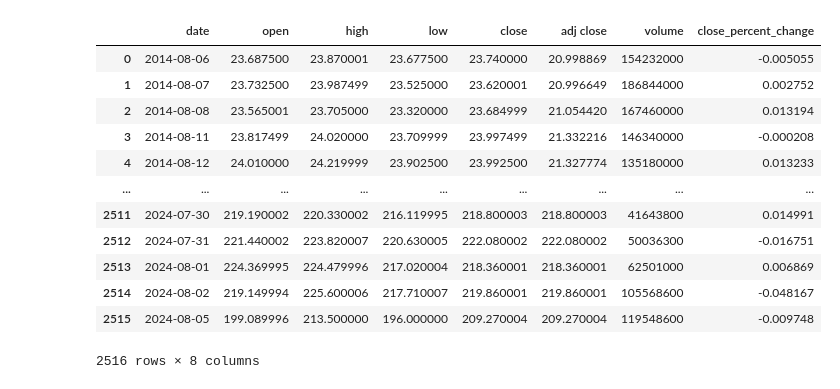
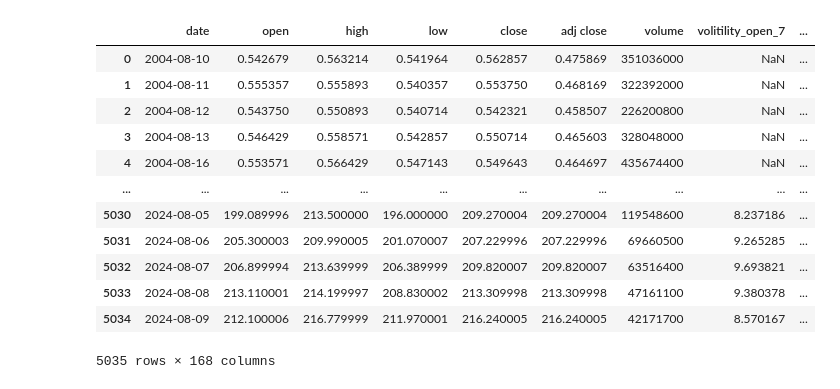
Before and after one commit to uhstray-io/PyStockBot, a Jupyter notebook: src/prepare_dataset.ipynb, the cells around one changed output. Cells and saved outputs as stored; diff of their text form; code cells hidden in the pictures.

```diff
--- a/src/prepare_dataset.ipynb
+++ b/src/prepare_dataset.ipynb
@@ -184,21 +356,0 @@ df
-# %%
-# Setup the Target Column
-
-# df = future_value(df, "close", 1)
-# df = percent_change_between_columns(df, "close", "target_close")
-df = percent_change(df, "close", 1)
-df
-# %% [output]
-|  | date | open | high | low | close | adj close | volume | close_percent_change |
-| 0 | 2014-08-06 | 23.687500 | 23.870001 | 23.677500 | 23.740000 | 20.998869 | 154232000 | -0.005055 |
-| 1 | 2014-08-07 | 23.732500 | 23.987499 | 23.525000 | 23.620001 | 20.996649 | 186844000 | 0.002752 |
-| 2 | 2014-08-08 | 23.565001 | 23.705000 | 23.320000 | 23.684999 | 21.054420 | 167460000 | 0.013194 |
-| 3 | 2014-08-11 | 23.817499 | 24.020000 | 23.709999 | 23.997499 | 21.332216 | 146340000 | -0.000208 |
-| 4 | 2014-08-12 | 24.010000 | 24.219999 | 23.902500 | 23.992500 | 21.327774 | 135180000 | 0.013233 |
-| ... | ... | ... | ... | ... | ... | ... | ... | ... |
-| 2511 | 2024-07-30 | 219.190002 | 220.330002 | 216.119995 | 218.800003 | 218.800003 | 41643800 | 0.014991 |
-| 2512 | 2024-07-31 | 221.440002 | 223.820007 | 220.630005 | 222.080002 | 222.080002 | 50036300 | -0.016751 |
-| 2513 | 2024-08-01 | 224.369995 | 224.479996 | 217.020004 | 218.360001 | 218.360001 | 62501000 | 0.006869 |
-| 2514 | 2024-08-02 | 219.149994 | 225.600006 | 217.710007 | 219.860001 | 219.860001 | 105568600 | -0.048167 |
-| 2515 | 2024-08-05 | 199.089996 | 213.500000 | 196.000000 | 209.270004 | 209.270004 | 119548600 | -0.009748 |
-2516 rows × 8 columns
@@ -210,0 +359,17 @@ df = is_not_nan_column_and_default(df, ["splits_event_value", "splits_event_sent
+# %%
+df = apply_technical_indicators(df, ["open", "close", "high", "low", "volume"], [7, 14, 30])
+df
+# %% [output]
+|  | date | open | high | low | close | adj close | volume | volitility_open_7 | ... |
+| 0 | 2004-08-10 | 0.542679 | 0.563214 | 0.541964 | 0.562857 | 0.475869 | 351036000 | NaN | ... |
+| 1 | 2004-08-11 | 0.555357 | 0.555893 | 0.540357 | 0.553750 | 0.468169 | 322392000 | NaN | ... |
+| 2 | 2004-08-12 | 0.543750 | 0.550893 | 0.540714 | 0.542321 | 0.458507 | 226200800 | NaN | ... |
+| 3 | 2004-08-13 | 0.546429 | 0.558571 | 0.542857 | 0.550714 | 0.465603 | 328048000 | NaN | ... |
+| 4 | 2004-08-16 | 0.553571 | 0.566429 | 0.547143 | 0.549643 | 0.464697 | 435674400 | NaN | ... |
+| ... | ... | ... | ... | ... | ... | ... | ... | ... | ... |
+| 5030 | 2024-08-05 | 199.089996 | 213.500000 | 196.000000 | 209.270004 | 209.270004 | 119548600 | 8.237186 | ... |
+| 5031 | 2024-08-06 | 205.300003 | 209.990005 | 201.070007 | 207.229996 | 207.229996 | 69660500 | 9.265285 | ... |
+| 5032 | 2024-08-07 | 206.899994 | 213.639999 | 206.389999 | 209.820007 | 209.820007 | 63516400 | 9.693821 | ... |
+| 5033 | 2024-08-08 | 213.110001 | 214.199997 | 208.830002 | 213.309998 | 213.309998 | 47161100 | 9.380378 | ... |
+| 5034 | 2024-08-09 | 212.100006 | 216.779999 | 211.970001 | 216.240005 | 216.240005 | 42171700 | 8.570167 | ... |
+5035 rows × 168 columns
```
Also changed, not shown: parts of 9 cells of this notebook, 5 other files.
